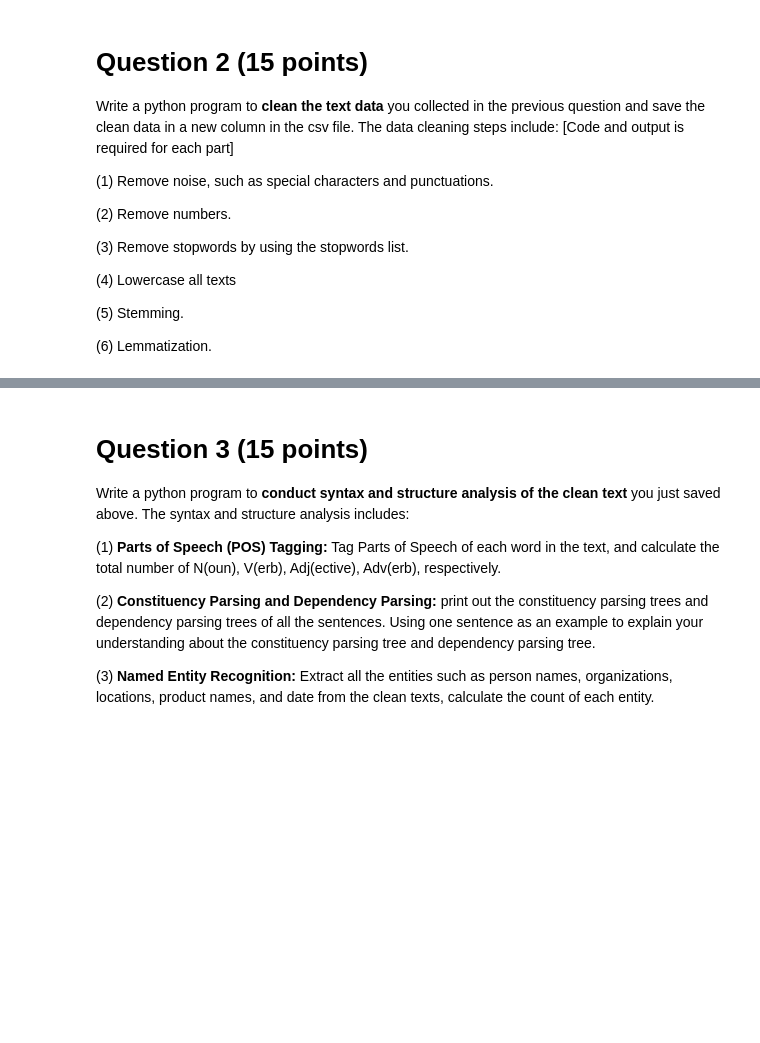
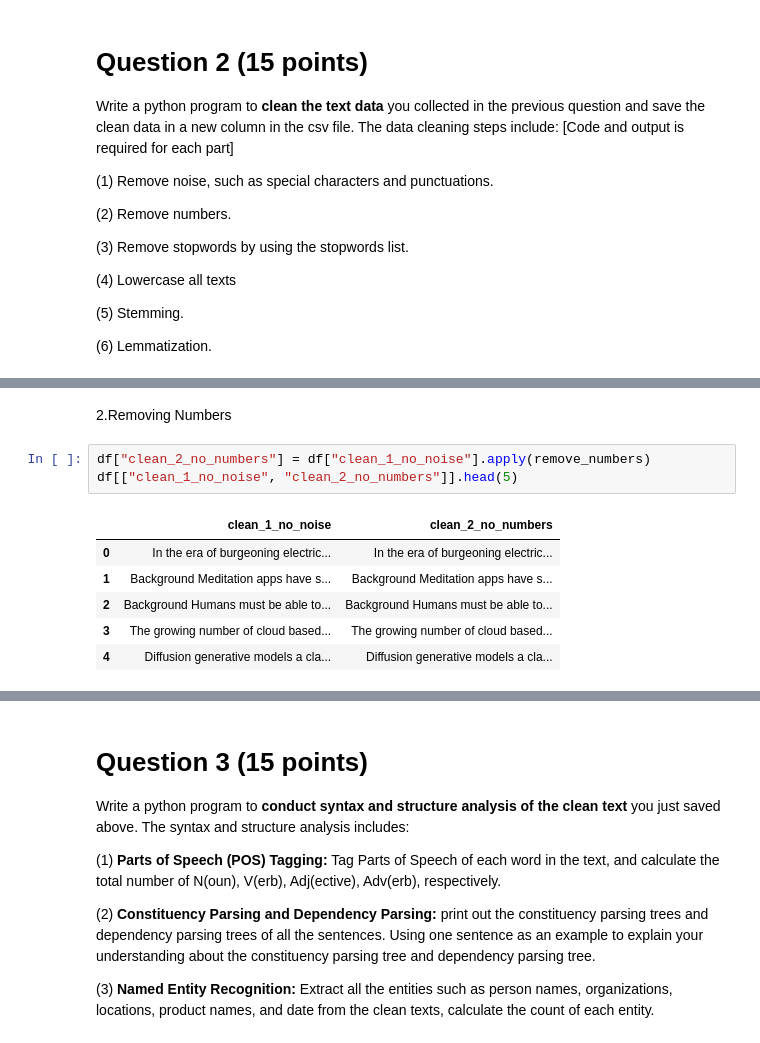
Before and after one commit to jaswanthbhavanam-03/SivaSaiJaswanthBhavanam_INFO5731_Spring2026, a Jupyter notebook: Bhavanam_Jaswanth_Assignment_01.ipynb, the cells around one changed output, grey strips where cells are left out. Cells and saved outputs as stored; diff of their text form; blank space fills up the shorter version.

```diff
--- a/Bhavanam_Jaswanth_Assignment_01.ipynb
+++ b/Bhavanam_Jaswanth_Assignment_01.ipynb
@@ -204,0 +247,12 @@ Write a python program to **clean the text data** you collected in the previous
+# %% [markdown]
+2.Removing Numbers
+# %%
+df["clean_2_no_numbers"] = df["clean_1_no_noise"].apply(remove_numbers)
+df[["clean_1_no_noise", "clean_2_no_numbers"]].head(5)
+# %% [output]
+|  | clean_1_no_noise | clean_2_no_numbers |
+| 0 | In the era of burgeoning electric... | In the era of burgeoning electric... |
+| 1 | Background Meditation apps have s... | Background Meditation apps have s... |
+| 2 | Background Humans must be able to... | Background Humans must be able to... |
+| 3 | The growing number of cloud based... | The growing number of cloud based... |
+| 4 | Diffusion generative models a cla... | Diffusion generative models a cla... |
```
Also changed, not shown: parts of 48 cells of this notebook.
